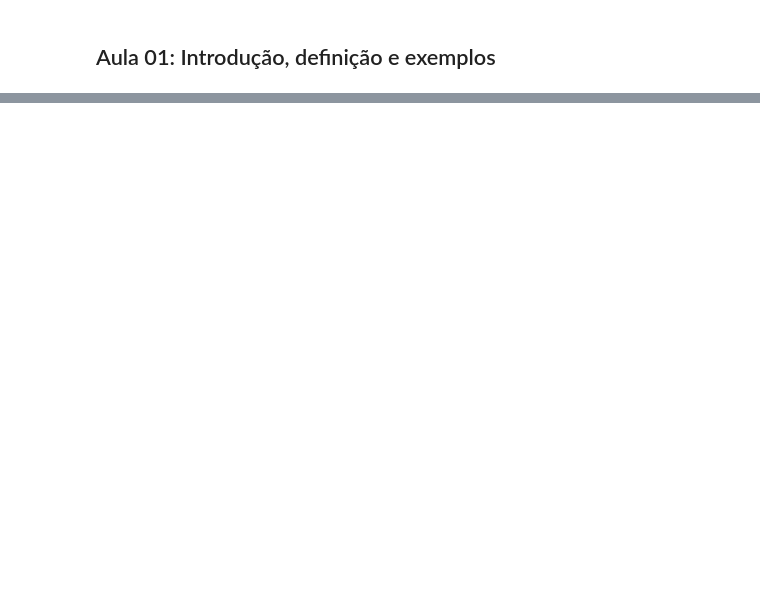
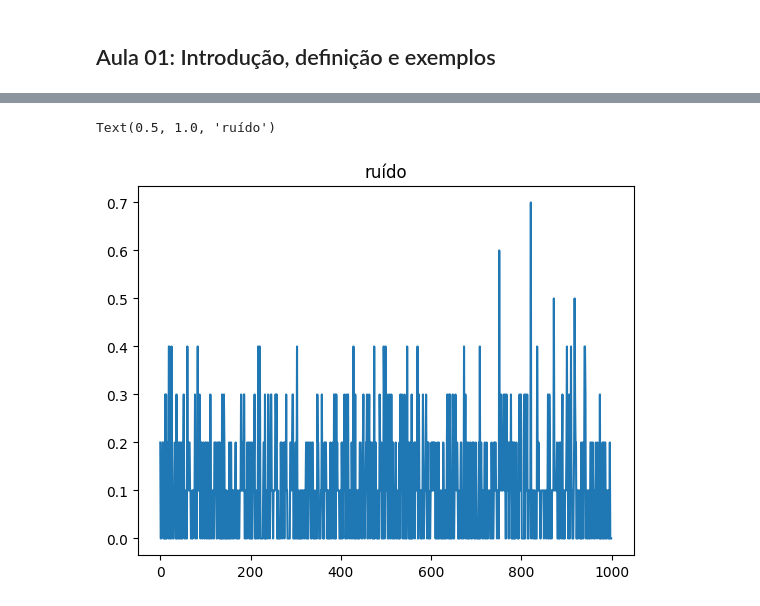
Before and after one commit to keizerzilla/curso-series-temporais, a Jupyter notebook: aula_01.ipynb, the cells around one changed output, grey strips where cells are left out. Cells and saved outputs as stored; diff of their text form; code cells hidden in the pictures; blank space fills up the shorter version.

```diff
--- a/aula_01.ipynb
+++ b/aula_01.ipynb
@@ -32,0 +77,8 @@
+# %%
+R = np.random.poisson(size=(1000,)) * 0.1
+
+plt.plot(R)
+plt.title("ruído")
+# %% [output]
+Text(0.5, 1.0, 'ruído')
+[figure, added]
```
Also changed, not shown: parts of 16 cells of this notebook, 2 other files.
